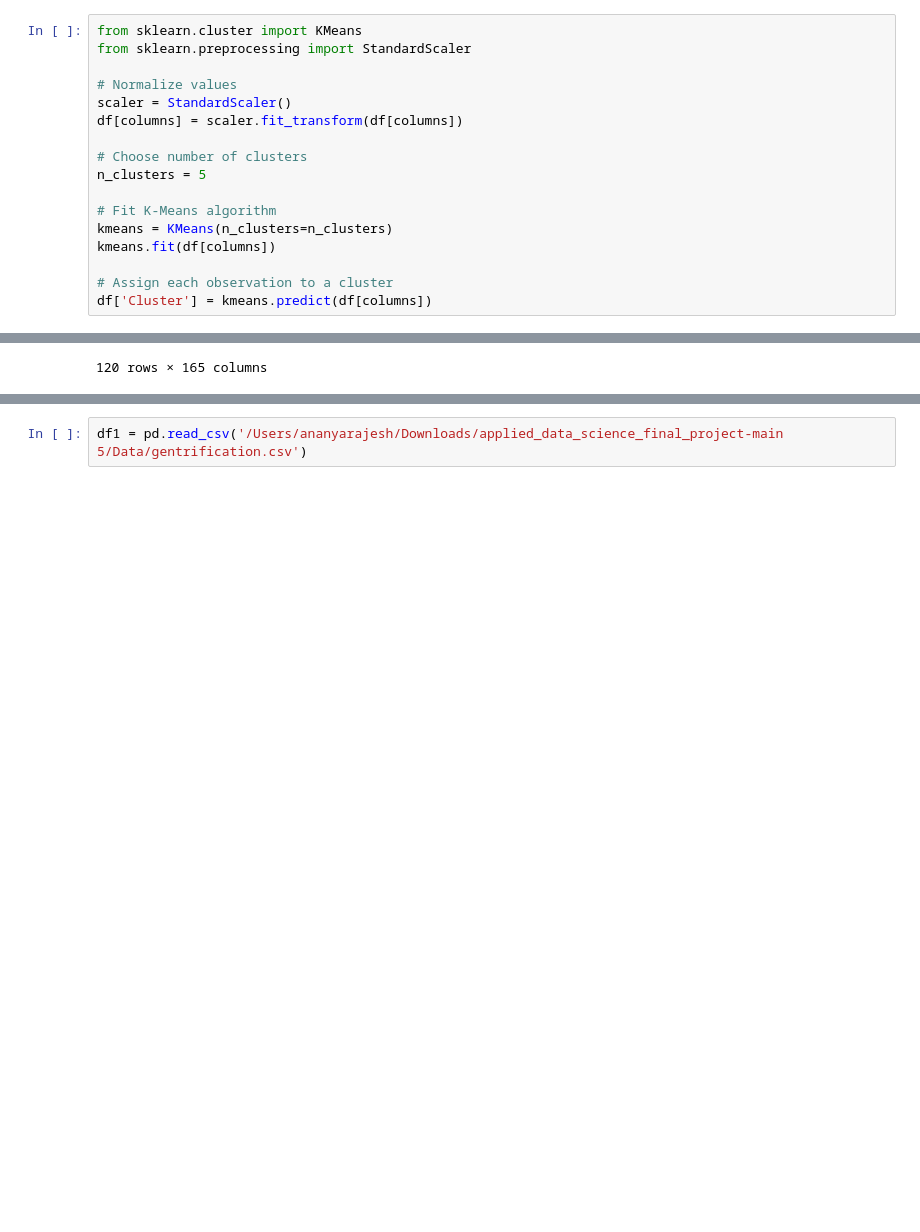
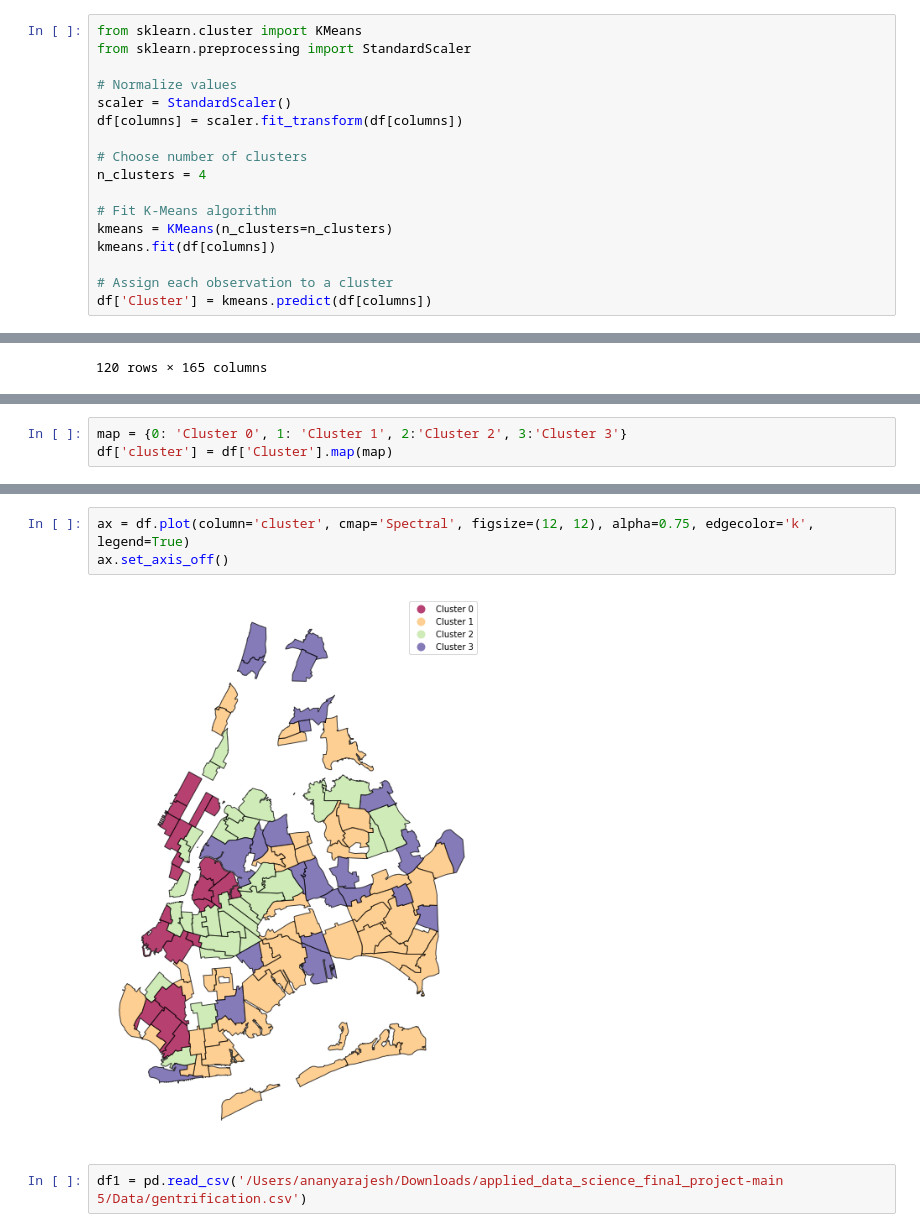
Before and after one commit to emj1020/applied_data_science_final_project, a Jupyter notebook: Scripts/ADS Clustering.ipynb, the cells around one changed output, grey strips where cells are left out. Drawn from its saved outputs; the diff is of its cells as text; blank space fills up the shorter version.

```diff
--- a/Scripts/ADS Clustering.ipynb
+++ b/Scripts/ADS Clustering.ipynb
@@ -156,7 +202,7 @@ scaler = StandardScaler()
 df[columns] = scaler.fit_transform(df[columns])
 
 # Choose number of clusters
-n_clusters = 5
+n_clusters = 4
 
 # Fit K-Means algorithm
 kmeans = KMeans(n_clusters=n_clusters)
@@ -192,0 +248,3 @@ plt.show()
+# %%
+map = {0: 'Cluster 0', 1: 'Cluster 1', 2:'Cluster 2', 3:'Cluster 3'}
+df['cluster'] = df['Cluster'].map(map)
@@ -193,3 +267,8 @@ plt.show()
+# %%
+ax = df.plot(column='cluster', cmap='Spectral', figsize=(12, 12), alpha=0.75, edgecolor='k', legend=True)
+ax.set_axis_off()
+# %% [output]
+[figure, added]
 # %%
 df1 = pd.read_csv('/Users/ananyarajesh/Downloads/applied_data_science_final_project-main 5/Data/gentrification.csv')
 # %%
```
Also changed, not shown: parts of 17 cells of this notebook.
